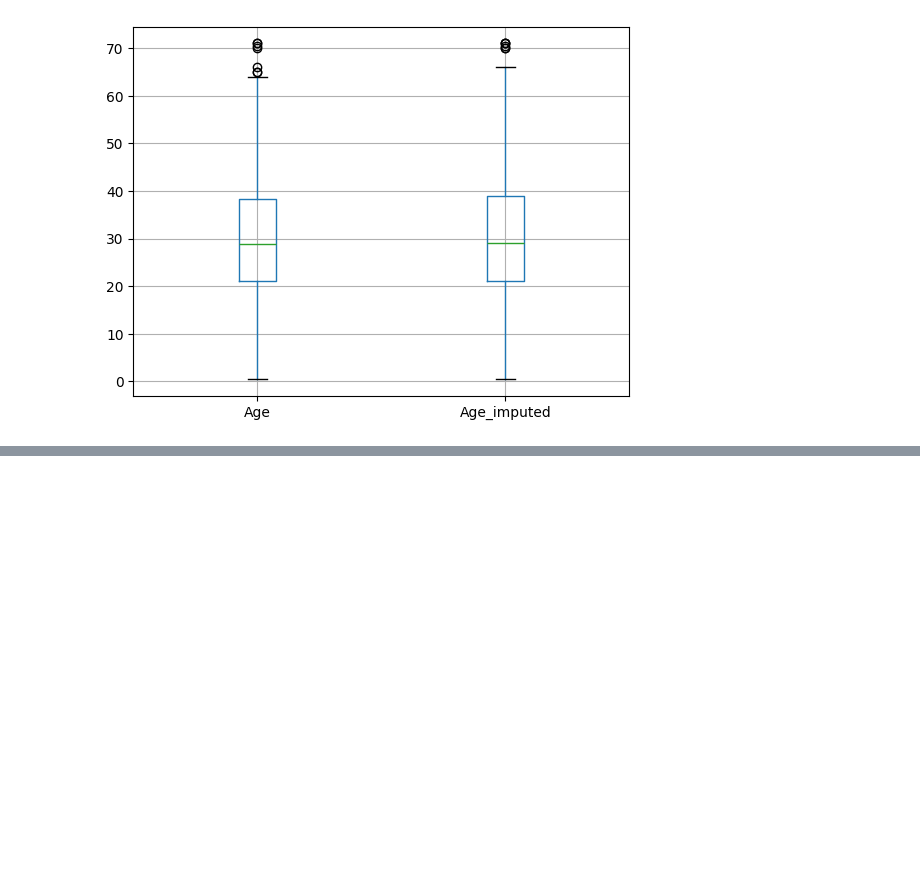
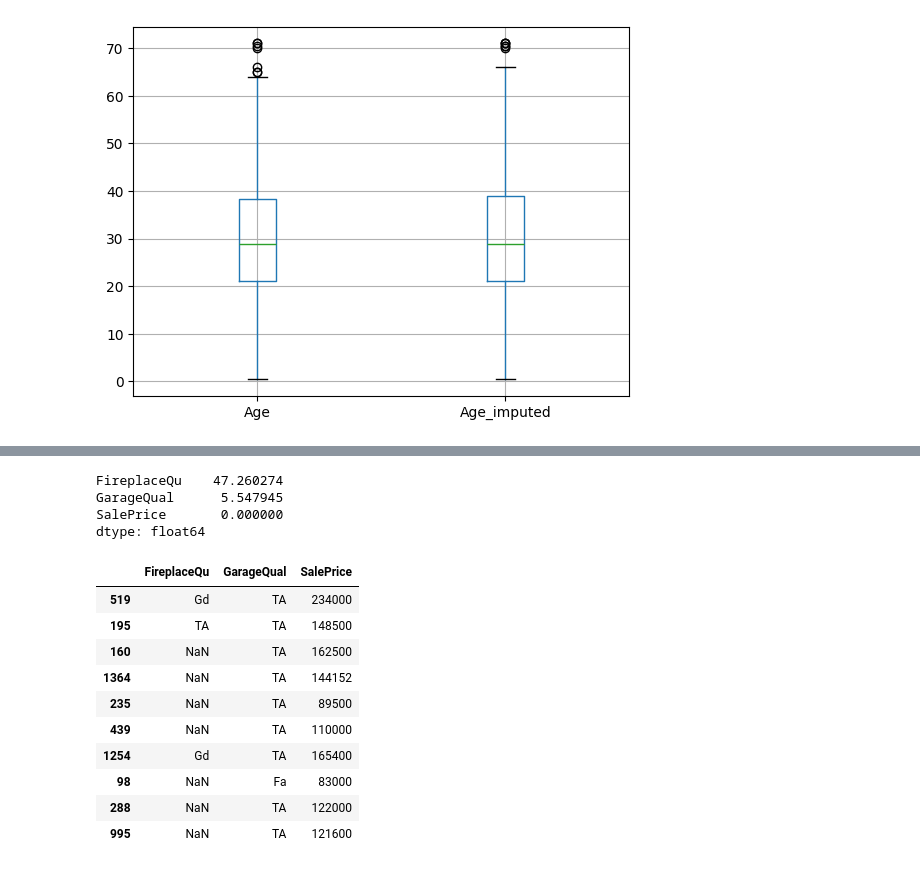
Before and after one commit to Garvit-7-Agarwal/100-Days-of-Machine-Learning-, a Jupyter notebook: 38 day Handling missing data part 4/1_random_sample_imputation.ipynb, the cells around one changed output, grey strips where cells are left out. Cells and saved outputs as stored; diff of their text form; code cells hidden in the pictures; blank space fills up the shorter version.

```diff
--- a/38 day Handling missing data part 4/1_random_sample_imputation.ipynb
+++ b/38 day Handling missing data part 4/1_random_sample_imputation.ipynb
@@ -131,0 +156,2 @@ X_train[['Age','Age_imputed']].boxplot()
+# %%
+data = pd.read_csv('house-train.csv',usecols=['GarageQual','FireplaceQu','SalePrice'])
@@ -131,0 +167,7 @@ X_train[['Age','Age_imputed']].boxplot()
+# %%
+data.isnull().mean()*100
+# %% [output]
+FireplaceQu    47.260274
+GarageQual      5.547945
+SalePrice       0.000000
+dtype: float64
@@ -131,0 +179,14 @@ X_train[['Age','Age_imputed']].boxplot()
+# %%
+X_train.sample(10)
+# %% [output]
+|  | FireplaceQu | GarageQual | SalePrice |
+| 519 | Gd | TA | 234000 |
+| 195 | TA | TA | 148500 |
+| 160 | NaN | TA | 162500 |
+| 1364 | NaN | TA | 144152 |
+| 235 | NaN | TA | 89500 |
+| 439 | NaN | TA | 110000 |
+| 1254 | Gd | TA | 165400 |
+| 98 | NaN | Fa | 83000 |
+| 288 | NaN | TA | 122000 |
+| 995 | NaN | TA | 121600 |
```
Also changed, not shown: parts of 22 cells of this notebook.
